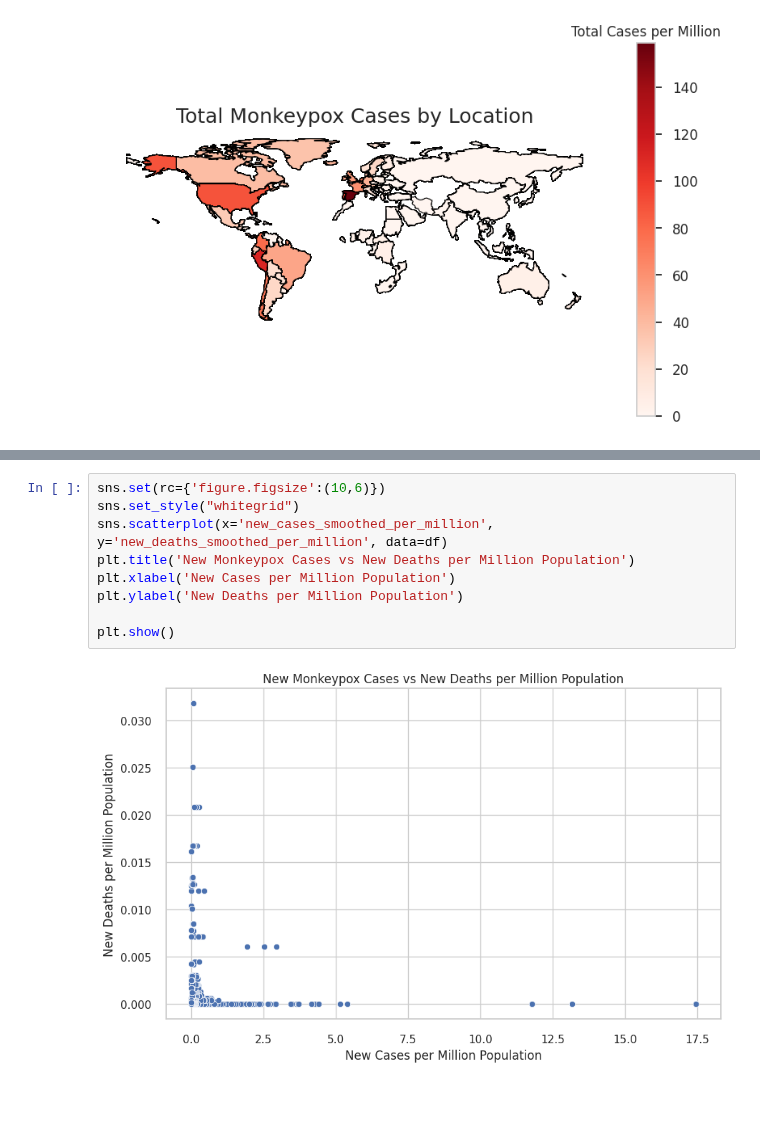
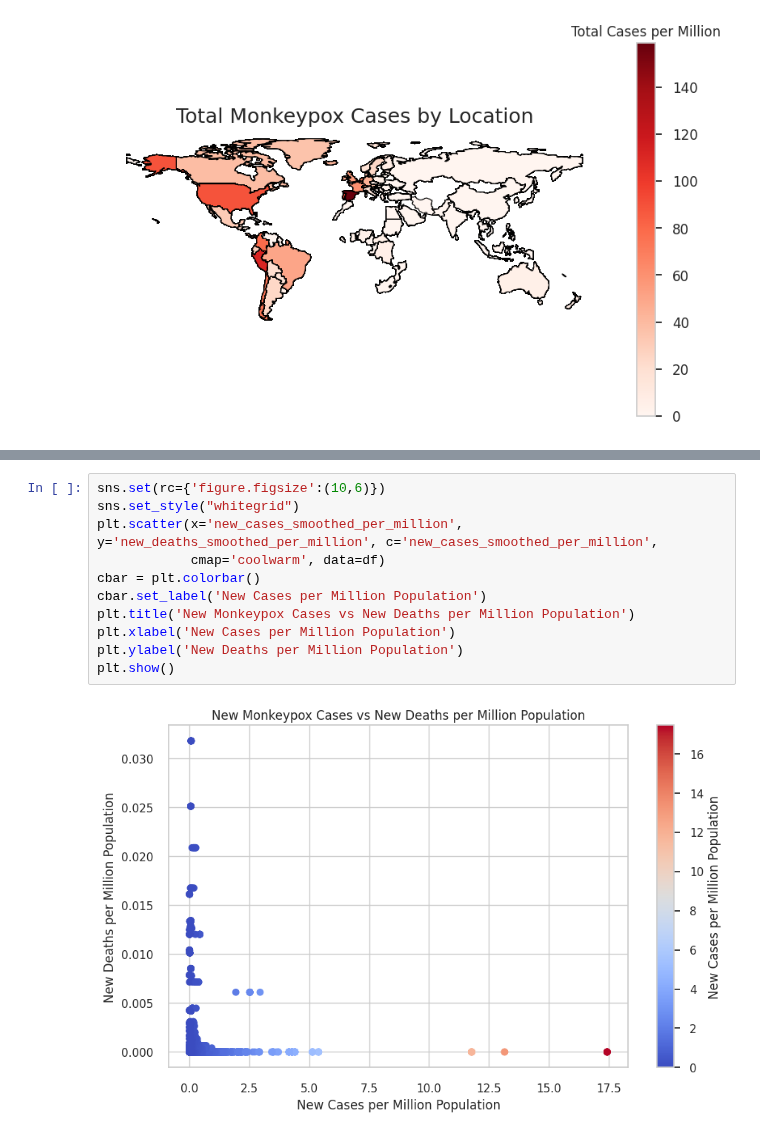
Before and after one commit to utkarshx27/Kaggle-Work-ML-Models, a Jupyter notebook: mpox-monkeypox-dataset.ipynb, the cells around one changed output, grey strips where cells are left out. Saved outputs shown, nothing was run; the diff lists cells and outputs as text; blank space fills up the shorter version.

```diff
--- a/mpox-monkeypox-dataset.ipynb
+++ b/mpox-monkeypox-dataset.ipynb
@@ -100,11 +148,13 @@ plt.show()
 # %%
 sns.set(rc={'figure.figsize':(10,6)})
 sns.set_style("whitegrid")
-sns.scatterplot(x='new_cases_smoothed_per_million', y='new_deaths_smoothed_per_million', data=df)
+plt.scatter(x='new_cases_smoothed_per_million', y='new_deaths_smoothed_per_million', c='new_cases_smoothed_per_million',
+            cmap='coolwarm', data=df)
+cbar = plt.colorbar()
+cbar.set_label('New Cases per Million Population')
 plt.title('New Monkeypox Cases vs New Deaths per Million Population')
 plt.xlabel('New Cases per Million Population')
 plt.ylabel('New Deaths per Million Population')
-
 plt.show()
 # %% [output]
-[figure, old version]
+[figure, new version]
```
Also changed, not shown: parts of 6 cells of this notebook.
